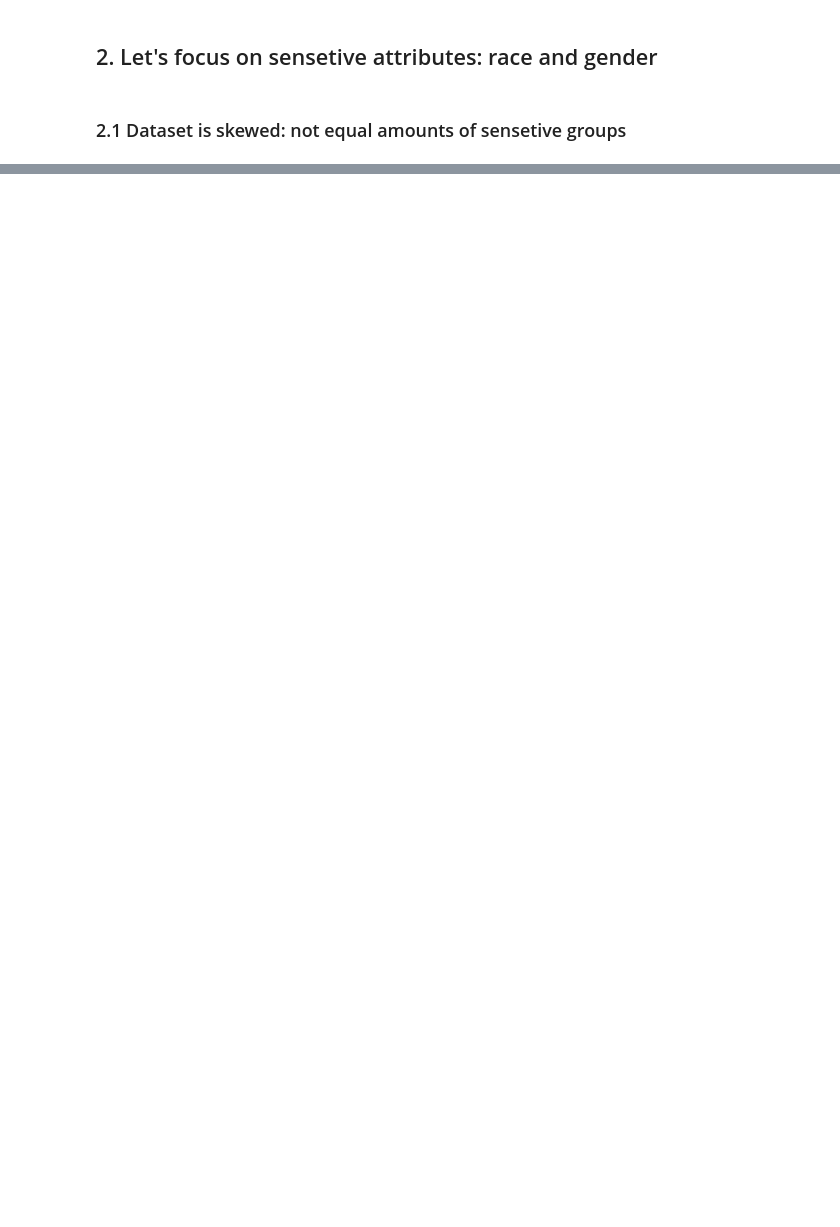
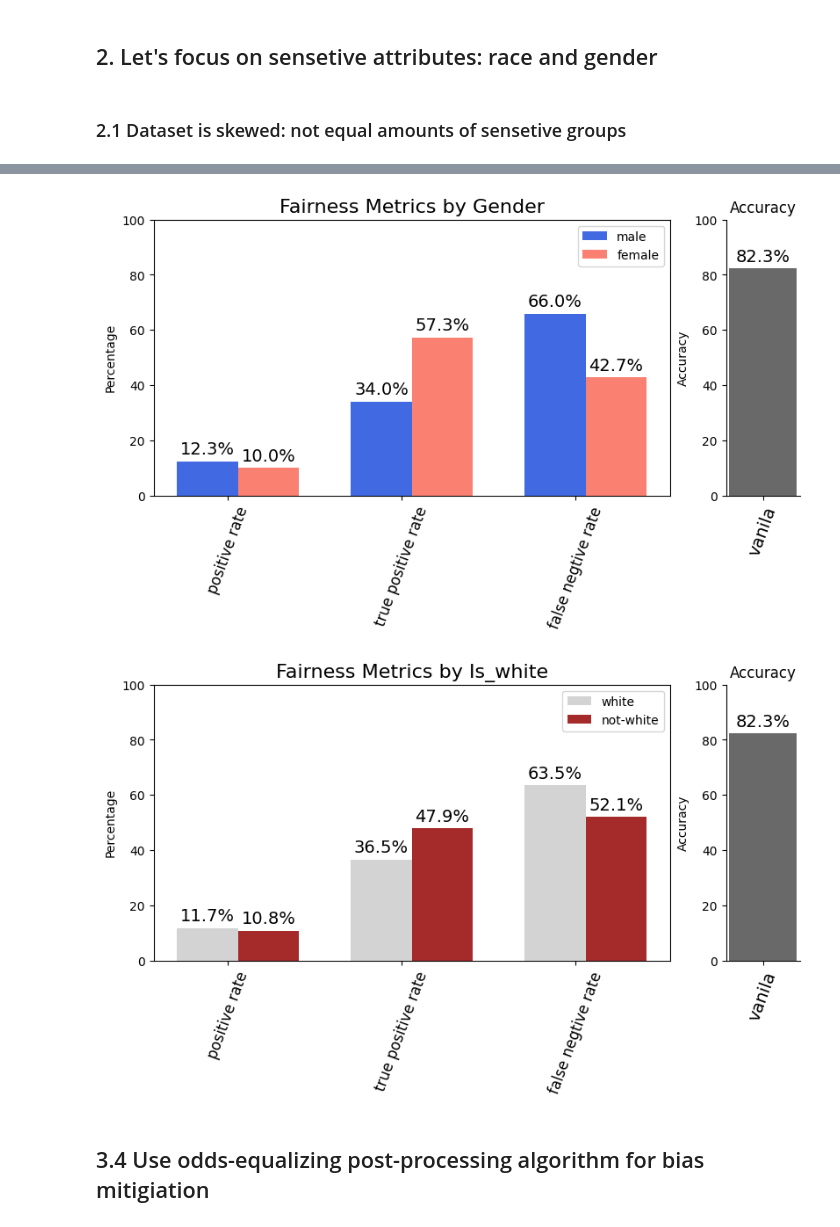
Before and after one commit to golubevtanya/ethic_ai, a Jupyter notebook: cencuc_analysis.ipynb, the cells around one changed output, grey strips where cells are left out. Drawn from its saved outputs; the diff is of its cells as text; code cells hidden in the pictures; blank space fills up the shorter version.

```diff
--- a/cencuc_analysis.ipynb
+++ b/cencuc_analysis.ipynb
@@ -361,0 +147,23 @@ True Positive Rate [0.85343075]
+# %%
+#get the full dataframe
+df_truth_pred_balance = get_truth_pred_dataframe(df_balanced, df_test)
+df_X_truth_pred = pd.concat([X_processed_vanila, df_truth_pred_balance], axis=1)
+# %%
+#calculate accuracy
+normalized_accuracy = accuracy_score(df_X_truth_pred[">50K"], df_X_truth_pred [">50K_pred"])
+
+#calculate fairness for gender attribute
+female_fair_metrics = get_TPR_FPR_per_group(df_X_truth_pred, "gender_Male", False)
+male_fair_metrics  = get_TPR_FPR_per_group(df_X_truth_pred, "gender_Male", True)
+
+#calculate fairness for is_white attribute
+white_fair_metrics = get_TPR_FPR_per_group(df_X_truth_pred, "is_white_white", True)
+not_white_fair_metrics  = get_TPR_FPR_per_group(df_X_truth_pred, "is_white_white", False)
+# %%
+plot_fairness_metrics(100*normalized_accuracy, "vanila", [male_fair_metrics, female_fair_metrics], "gender")
+plot_fairness_metrics(100*normalized_accuracy, "vanila", [white_fair_metrics, not_white_fair_metrics], "is_white")
+# %% [output]
+[figure, added]
+[figure, added]
+# %% [markdown]
+## 3.4 Use odds-equalizing post-processing algorithm for bias mitigiation
```
Also changed, not shown: parts of 47 cells of this notebook, 3 other files.
